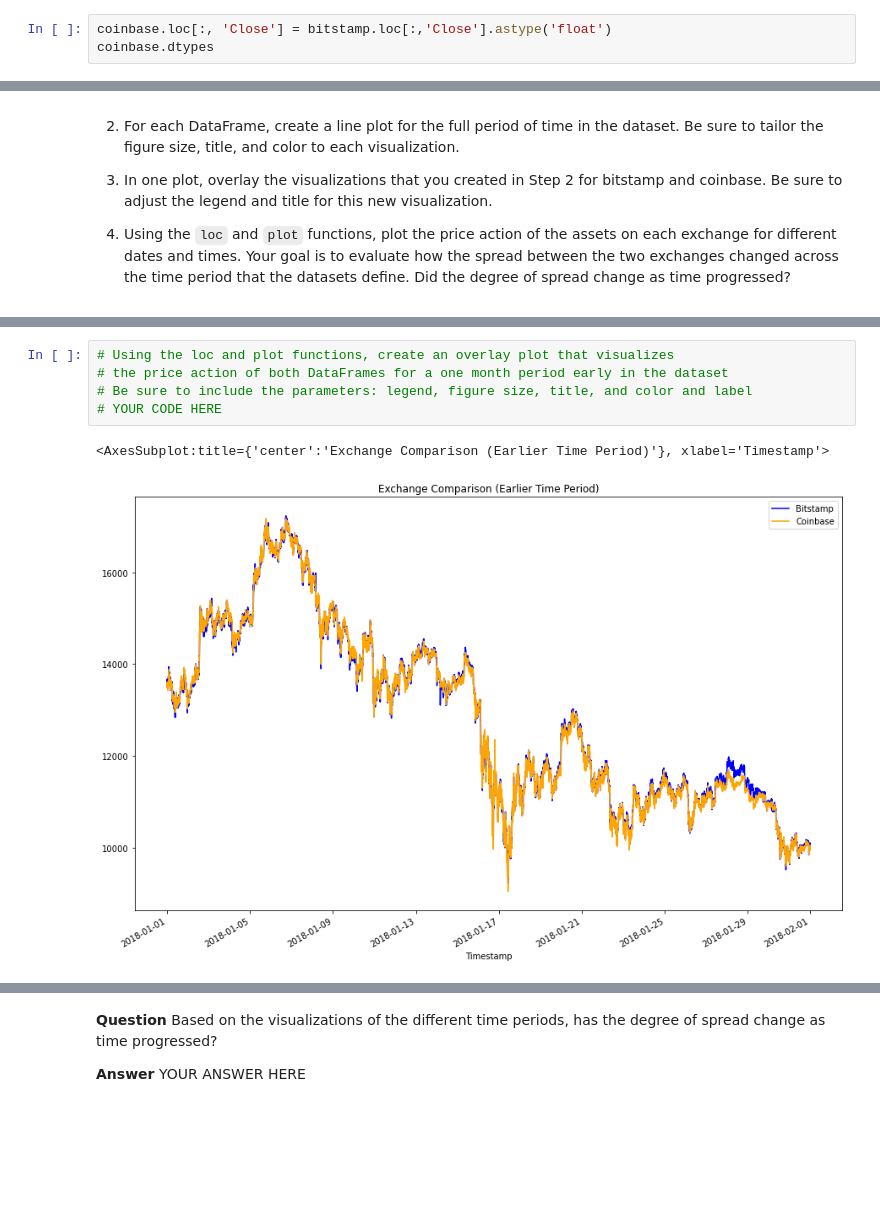
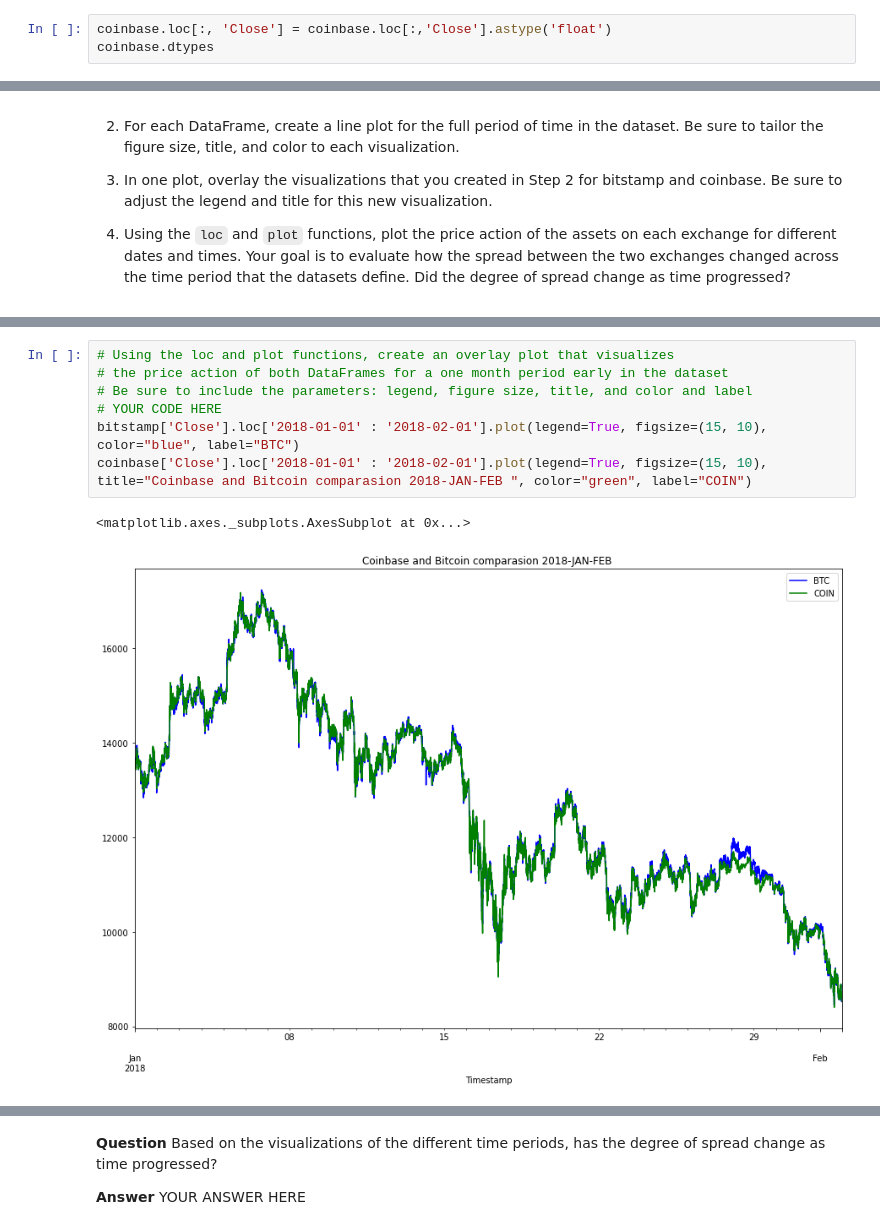
Before and after one commit to carlosmpr/Challange3_Bitcoin_arbitrage, a Jupyter notebook: crypto_arbitrage.ipynb, the cells around one changed output, grey strips where cells are left out. Drawn from its saved outputs; the diff is of its cells as text; blank space fills up the shorter version.

```diff
--- a/crypto_arbitrage.ipynb
+++ b/crypto_arbitrage.ipynb
@@ -192,5 +168,5 @@ dtype: object
 # %%
-coinbase.loc[:, 'Close'] = bitstamp.loc[:,'Close'].astype('float')
+coinbase.loc[:, 'Close'] = coinbase.loc[:,'Close'].astype('float')
 coinbase.dtypes
 # %% [output]
 Open              float64
@@ -312,11 +311,13 @@ Sort through the time series data associated with the bitstamp and coinbase Data
 # %%
 # Using the loc and plot functions, create an overlay plot that visualizes
 # the price action of both DataFrames for a one month period early in the dataset
 # Be sure to include the parameters: legend, figure size, title, and color and label
 # YOUR CODE HERE
+bitstamp['Close'].loc['2018-01-01' : '2018-02-01'].plot(legend=True, figsize=(15, 10),  color="blue", label="BTC")
+coinbase['Close'].loc['2018-01-01' : '2018-02-01'].plot(legend=True, figsize=(15, 10), title="Coinbase and Bitcoin comparasion 2018-JAN-FEB ", color="green", label="COIN")
 # %% [output]
-<AxesSubplot:title={'center':'Exchange Comparison (Earlier Time Period)'}, xlabel='Timestamp'>
+<matplotlib.axes._subplots.AxesSubplot at 0x...>
-[figure, old version]
+[figure, new version]
 # %%
 # Using the loc and plot functions, create an overlay plot that visualizes
 # the price action of both DataFrames for a one month period later in the dataset
```
Also changed, not shown: parts of 29 cells of this notebook.
